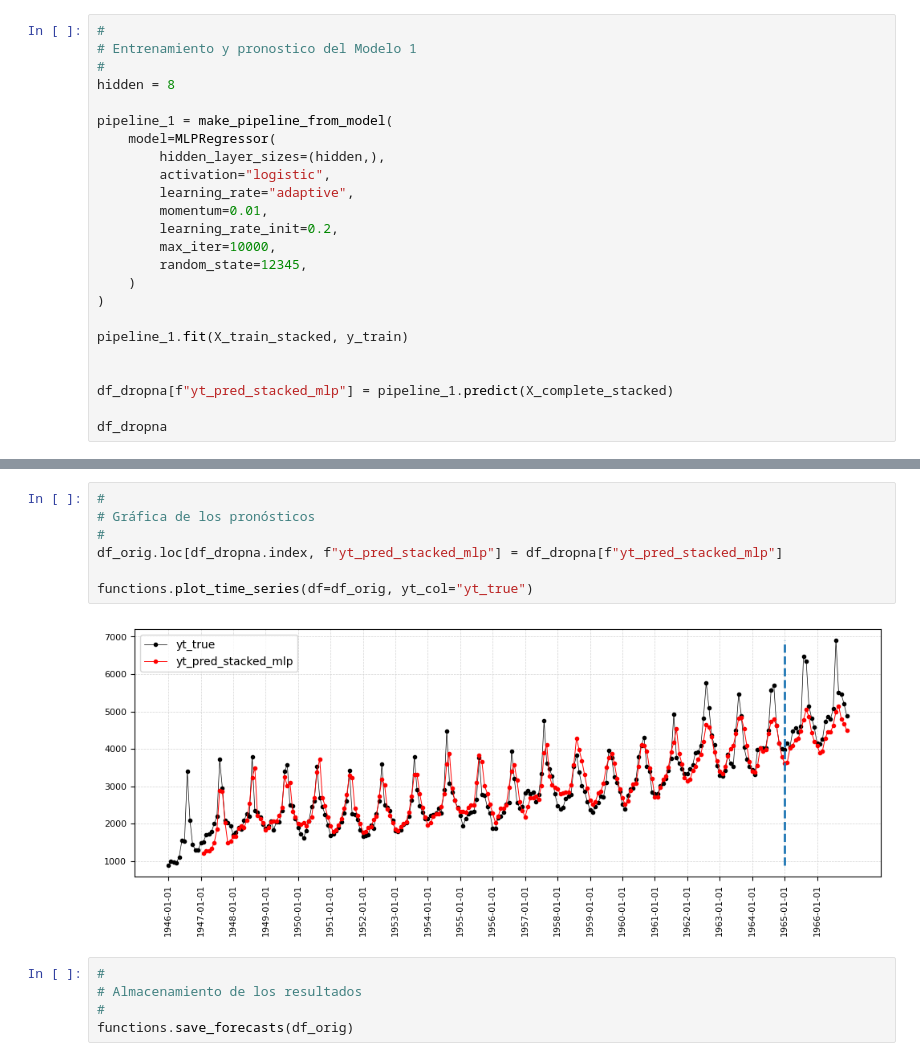
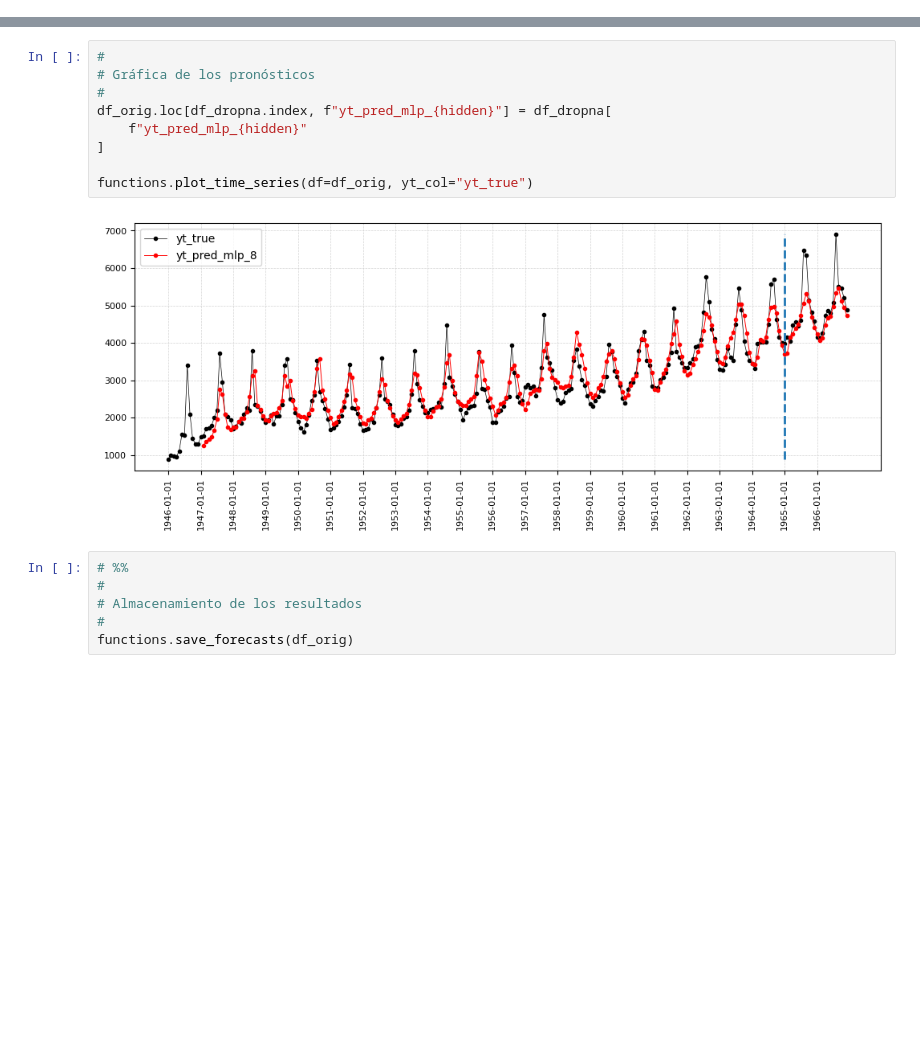
Before and after one commit to 2025-2-predictiva/PRE-13-prediccion-basica-series-de-tiempo-vatamayog, a Jupyter notebook: homework/homework_5.ipynb, the cells around one changed output, grey strips where cells are left out. Cells and saved outputs as stored; diff of their text form; blank space fills up the shorter version.

```diff
--- a/homework/homework_5.ipynb
+++ b/homework/homework_5.ipynb
@@ -157,24 +142,0 @@ X_complete_stacked
-# %%
-#
-# Entrenamiento y pronostico del Modelo 1
-#
-hidden = 8
-
-pipeline_1 = make_pipeline_from_model(
-    model=MLPRegressor(
-        hidden_layer_sizes=(hidden,),
-        activation="logistic",
-        learning_rate="adaptive",
-        momentum=0.01,
-        learning_rate_init=0.2,
-        max_iter=10000,
-        random_state=12345,
-    )
-)
-
-pipeline_1.fit(X_train_stacked, y_train)
-
-
-df_dropna[f"yt_pred_stacked_mlp"] = pipeline_1.predict(X_complete_stacked)
-
-df_dropna
@@ -196,12 +143,15 @@ df_dropna
 # %%
 #
 # Gráfica de los pronósticos
 #
-df_orig.loc[df_dropna.index, f"yt_pred_stacked_mlp"] = df_dropna[f"yt_pred_stacked_mlp"]
+df_orig.loc[df_dropna.index, f"yt_pred_mlp_{hidden}"] = df_dropna[
+    f"yt_pred_mlp_{hidden}"
+]
 
 functions.plot_time_series(df=df_orig, yt_col="yt_true")
 # %% [output]
-[figure, old version]
+[figure, new version]
+# %%
 # %%
 #
 # Almacenamiento de los resultados
```
Also changed, not shown: parts of 7 cells of this notebook, 5 other files.
